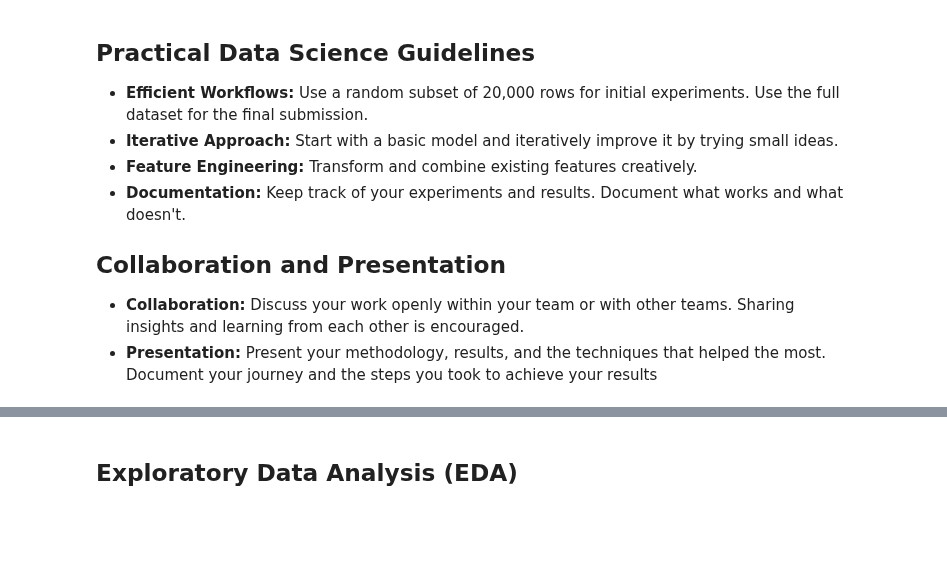
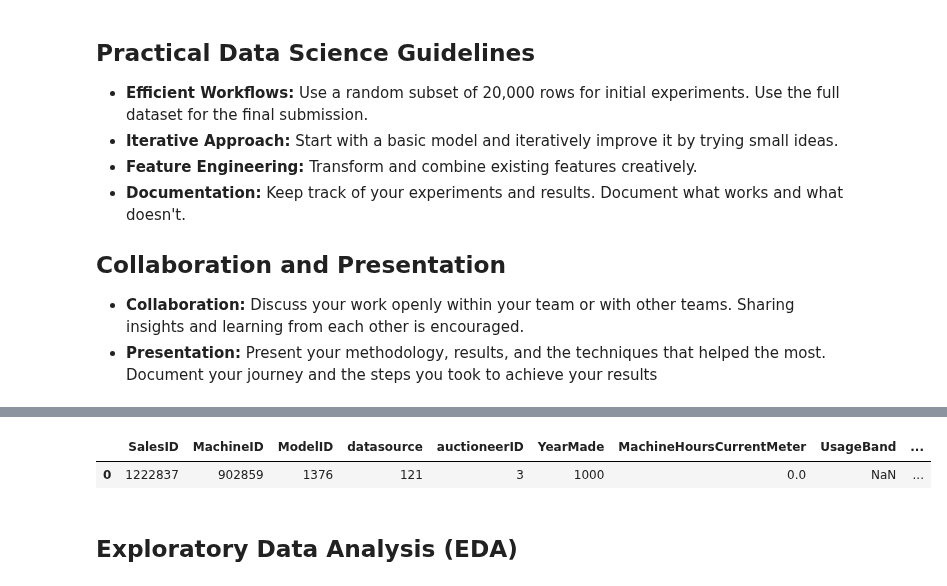
Before and after one commit to IlyaZutler/Project_2-Trucks, a Jupyter notebook: DM _ Project_2_1_2.ipynb, the cells around one changed output, grey strips where cells are left out. Cells and saved outputs as stored; diff of their text form; code cells hidden in the pictures; blank space fills up the shorter version.

```diff
--- a/DM _ Project_2_1_2.ipynb
+++ b/DM _ Project_2_1_2.ipynb
@@ -104,3 +99,8 @@ File 'valid.csv' already exists. Skipping download.
+# %%
+df_valid.head(1)
+# %% [output]
+|  | SalesID | MachineID | ModelID | datasource | auctioneerID | YearMade | MachineHoursCurrentMeter | UsageBand | ... |
+| 0 | 1222837 | 902859 | 1376 | 121 | 3 | 1000 | 0.0 | NaN | ... |
 # %% [markdown]
 ## Exploratory Data Analysis (EDA)
 # %%
```
Also changed, not shown: parts of 18 cells of this notebook.
